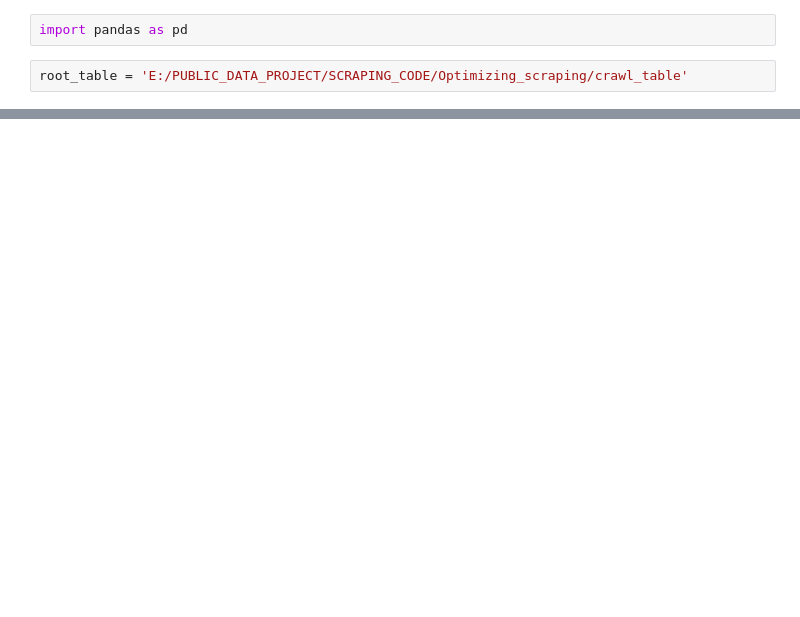
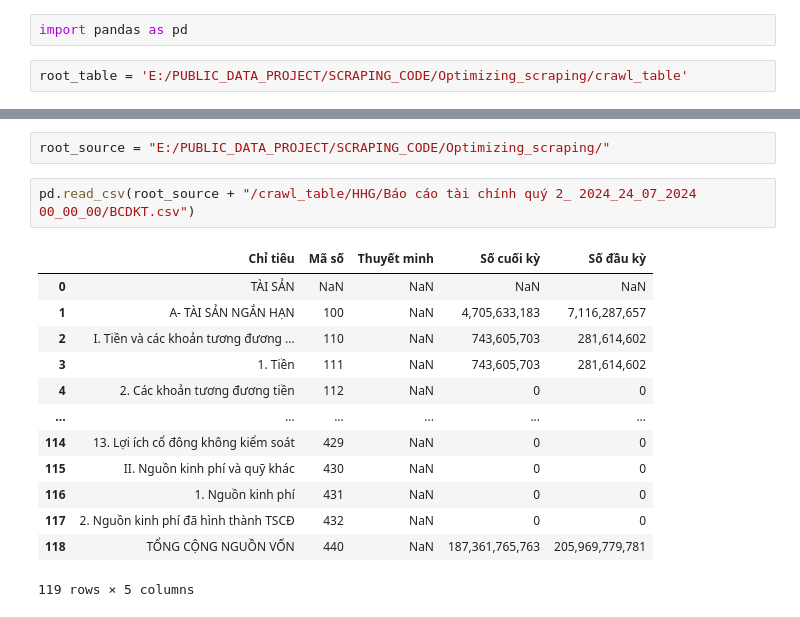
Before and after one commit to giangchicken/SSC_SCRAPING, a Jupyter notebook: crosscheck_Ha/testcase.ipynb, the cells around one changed output, grey strips where cells are left out. Drawn from its saved outputs; the diff is of its cells as text; blank space fills up the shorter version.

```diff
--- a/crosscheck_Ha/testcase.ipynb
+++ b/crosscheck_Ha/testcase.ipynb
@@ -100,0 +97,18 @@ def map_source(df_before, df_after):
+# %%
+root_source = "E:/PUBLIC_DATA_PROJECT/SCRAPING_CODE/Optimizing_scraping/"
+# %%
+pd.read_csv(root_source + "/crawl_table/HHG/Báo cáo tài chính quý 2_ 2024_24_07_2024 00_00_00/BCDKT.csv")
+# %% [output]
+|  | Chỉ tiêu | Mã số | Thuyết minh | Số cuối kỳ | Số đầu kỳ |
+| 0 | TÀI SẢN | NaN | NaN | NaN | NaN |
+| 1 | A- TÀI SẢN NGẮN HẠN | 100 | NaN | 4,705,633,183 | 7,116,287,657 |
+| 2 | I. Tiền và các khoản tương đương ... | 110 | NaN | 743,605,703 | 281,614,602 |
+| 3 | 1. Tiền | 111 | NaN | 743,605,703 | 281,614,602 |
+| 4 | 2. Các khoản tương đương tiền | 112 | NaN | 0 | 0 |
+| ... | ... | ... | ... | ... | ... |
+| 114 | 13. Lợi ích cổ đông không kiểm soát | 429 | NaN | 0 | 0 |
+| 115 | II. Nguồn kinh phí và quỹ khác | 430 | NaN | 0 | 0 |
+| 116 | 1. Nguồn kinh phí | 431 | NaN | 0 | 0 |
+| 117 | 2. Nguồn kinh phí đã hình thành TSCĐ | 432 | NaN | 0 | 0 |
+| 118 | TỔNG CỘNG NGUỒN VỐN | 440 | NaN | 187,361,765,763 | 205,969,779,781 |
+119 rows × 5 columns
```
Also changed, not shown: parts of 13 cells of this notebook, 2 other files.
